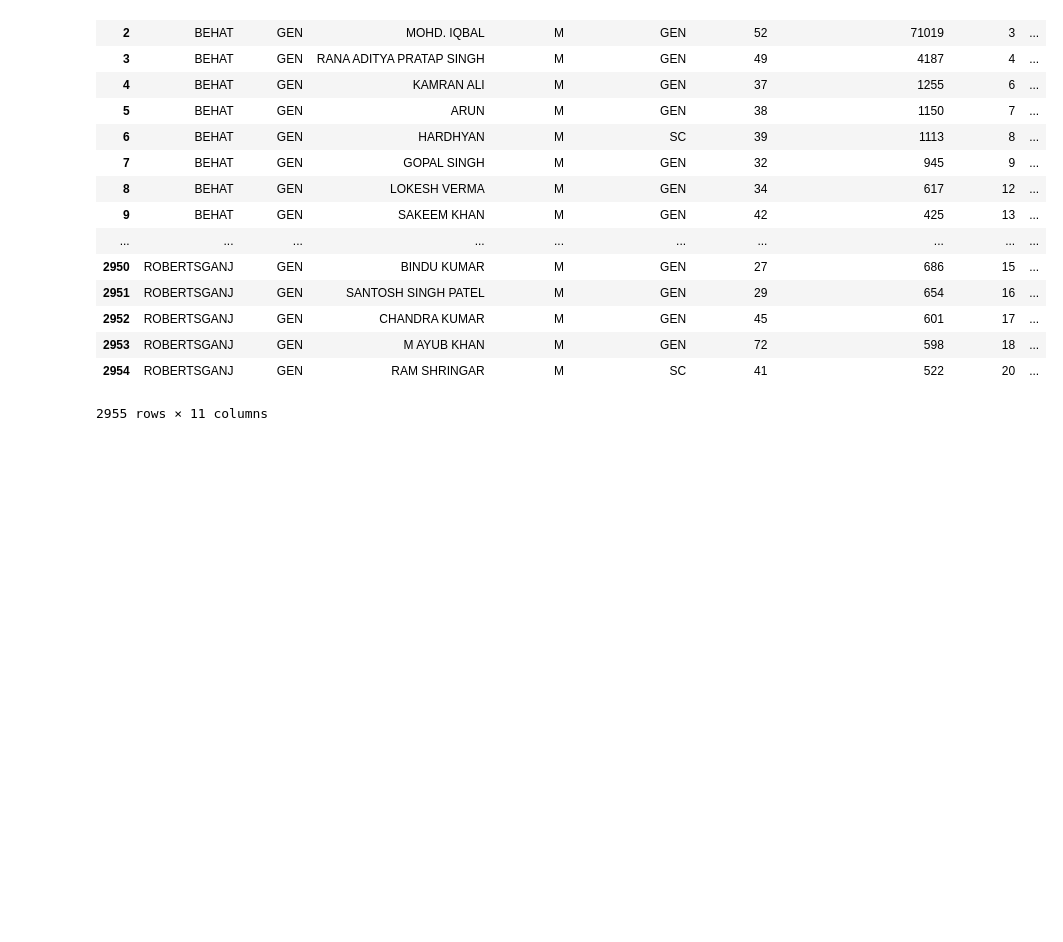
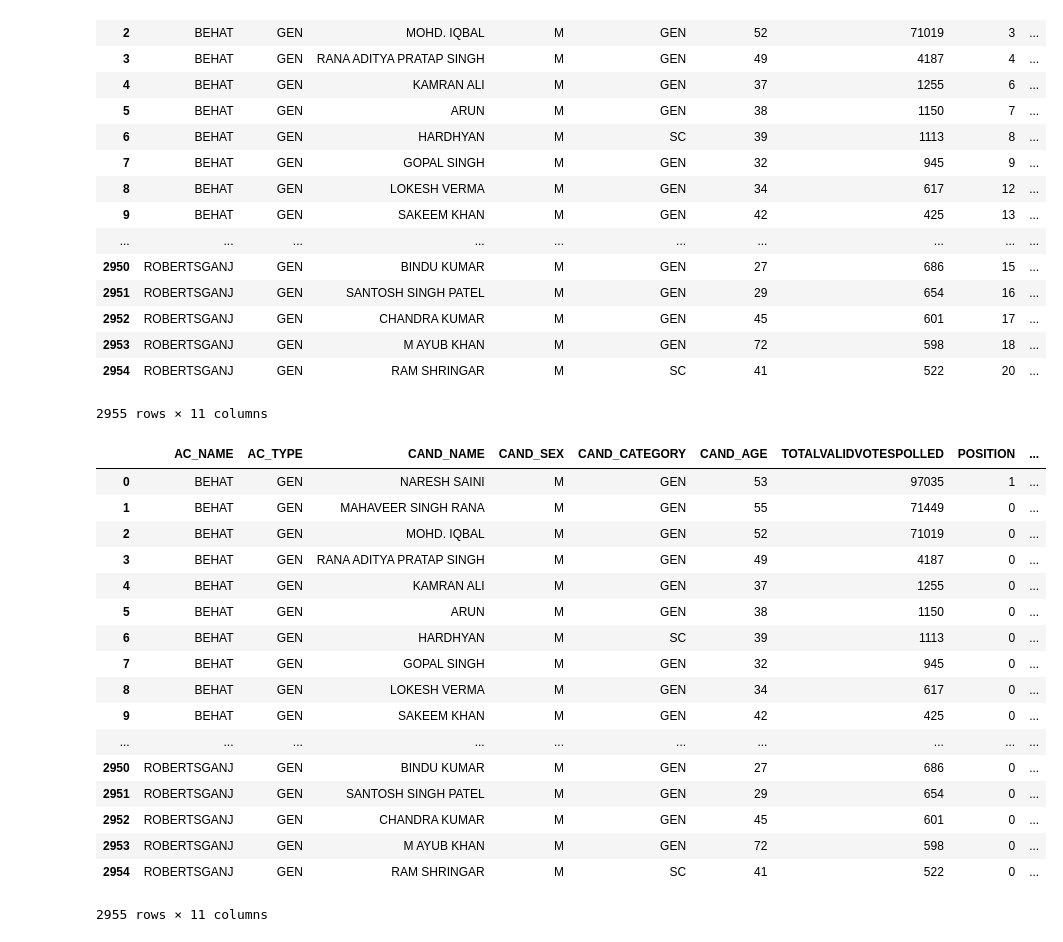
Before and after one commit to NehaAgarwal2598/election_parameters, a Jupyter notebook: election_analysis.ipynb, the cells around one changed output. Saved outputs shown, nothing was run; the diff lists cells and outputs as text; code cells hidden in the pictures; blank space fills up the shorter version.

Commit message:
Target Set

```diff
--- a/election_analysis.ipynb
+++ b/election_analysis.ipynb
@@ -214,3 +209,29 @@ la17_df
 | 2953 | ROBERTSGANJ | GEN | M AYUB KHAN | M | GEN | 72 | 598 | 18 | ... |
 | 2954 | ROBERTSGANJ | GEN | RAM SHRINGAR | M | SC | 41 | 522 | 20 | ... |
 2955 rows × 11 columns
+# %%
+def set_target():
+  la17_df.loc[la17_df['POSITION'] == 1, 'POSITION'] = 1
+  la17_df.loc[la17_df['POSITION'] > 1, 'POSITION'] = 0
+
+set_target()
+la17_df
+# %% [output]
+|  | AC_NAME | AC_TYPE | CAND_NAME | CAND_SEX | CAND_CATEGORY | CAND_AGE | TOTALVALIDVOTESPOLLED | POSITION | ... |
+| 0 | BEHAT | GEN | NARESH SAINI | M | GEN | 53 | 97035 | 1 | ... |
+| 1 | BEHAT | GEN | MAHAVEER SINGH RANA | M | GEN | 55 | 71449 | 0 | ... |
+| 2 | BEHAT | GEN | MOHD. IQBAL | M | GEN | 52 | 71019 | 0 | ... |
+| 3 | BEHAT | GEN | RANA ADITYA PRATAP SINGH | M | GEN | 49 | 4187 | 0 | ... |
+| 4 | BEHAT | GEN | KAMRAN ALI | M | GEN | 37 | 1255 | 0 | ... |
+| 5 | BEHAT | GEN | ARUN | M | GEN | 38 | 1150 | 0 | ... |
+| 6 | BEHAT | GEN | HARDHYAN | M | SC | 39 | 1113 | 0 | ... |
+| 7 | BEHAT | GEN | GOPAL SINGH | M | GEN | 32 | 945 | 0 | ... |
+| 8 | BEHAT | GEN | LOKESH VERMA | M | GEN | 34 | 617 | 0 | ... |
+| 9 | BEHAT | GEN | SAKEEM KHAN | M | GEN | 42 | 425 | 0 | ... |
+| ... | ... | ... | ... | ... | ... | ... | ... | ... | ... |
+| 2950 | ROBERTSGANJ | GEN | BINDU KUMAR | M | GEN | 27 | 686 | 0 | ... |
+| 2951 | ROBERTSGANJ | GEN | SANTOSH SINGH PATEL | M | GEN | 29 | 654 | 0 | ... |
+| 2952 | ROBERTSGANJ | GEN | CHANDRA KUMAR | M | GEN | 45 | 601 | 0 | ... |
+| 2953 | ROBERTSGANJ | GEN | M AYUB KHAN | M | GEN | 72 | 598 | 0 | ... |
+| 2954 | ROBERTSGANJ | GEN | RAM SHRINGAR | M | SC | 41 | 522 | 0 | ... |
+2955 rows × 11 columns
```
Also changed, not shown: parts of 1 cell of this notebook.
